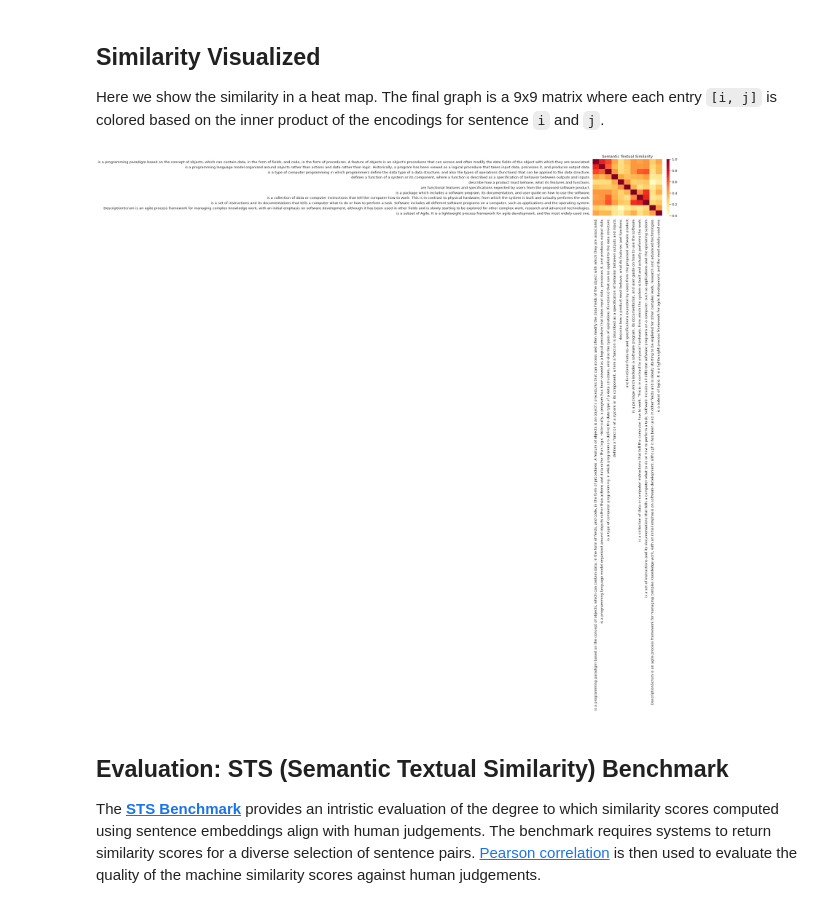
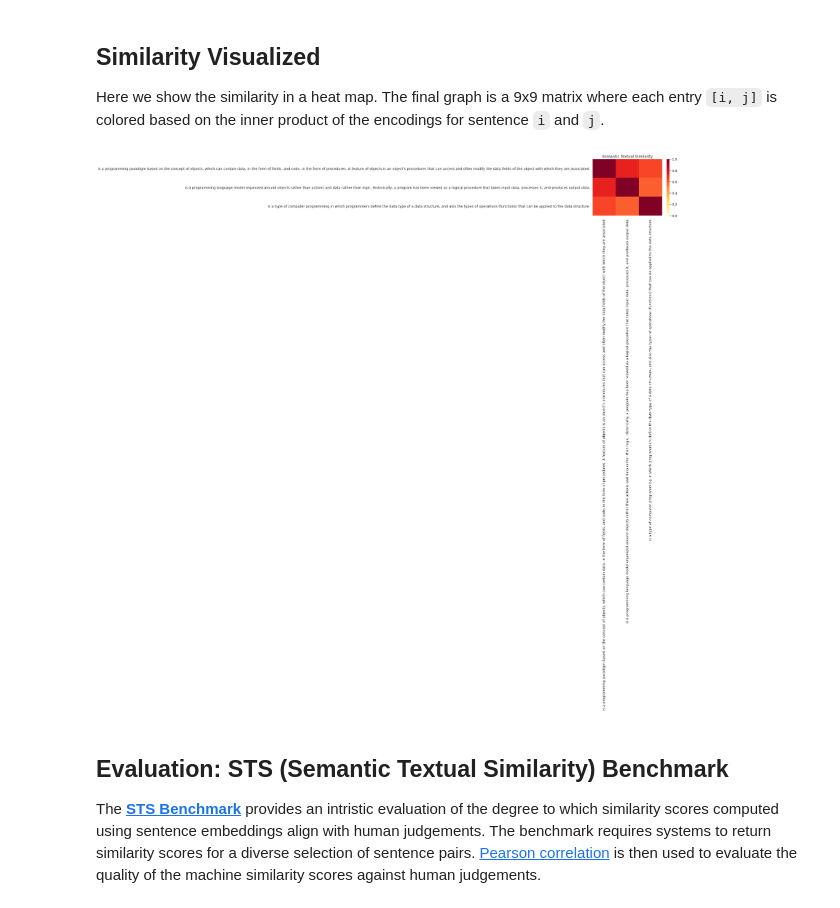
Before and after one commit to HR-Bot-Org/HR-Bot-evaluation-model, a Jupyter notebook: Semantic_Similarity_with_TF_Hub_Universal_Encoder.ipynb, the cells around one changed output. Cells and saved outputs as stored; diff of their text form; code cells hidden in the pictures.

```diff
--- a/Semantic_Similarity_with_TF_Hub_Universal_Encoder.ipynb
+++ b/Semantic_Similarity_with_TF_Hub_Universal_Encoder.ipynb
@@ -126,28 +126,28 @@ Here we show the similarity in a heat map. The final graph is a 9x9 matrix where
 # %%
 sentences = [
     # what is oop?
     "is a programming paradigm based on the concept of objects, which can contain data, in the form of fields, and code, in the form of procedures. A feature of objects is an object's procedures that can access and often modify the data fields of the object with which they are associated.",
     "is a programming language model organized around objects rather than actions and data rather than logic. Historically, a program has been viewed as a logical procedure that takes input data, processes it, and produces output data.",
     "is a type of computer programming in which programmers define the data type of a data structure, and also the types of operations (functions) that can be applied to the data structure.",
 
     # What is function requirments?
-    "defines a function of a system or its component, where a function is described as a specification of behavior between outputs and inputs.",
-    "describe how a product must behave, what its features and functions.",
-    "are functional features and specifications expected by users from the proposed software product.",
+    # "defines a function of a system or its component, where a function is described as a specification of behavior between outputs and inputs.",
+    # "describe how a product must behave, what its features and functions.",
+    # "are functional features and specifications expected by users from the proposed software product.",
 
-    # What is computer software?
-    "is a package which includes a software program, its documentation, and user guide on how to use the software.",
-    "is a collection of data or computer instructions that tell the computer how to work. This is in contrast to physical hardware, from which the system is built and actually performs the work.",
-    "is a set of instructions and its documentations that tells a computer what to do or how to perform a task. Software includes all different software programs on a computer, such as applications and the operating system.",
+    # # What is computer software?
+    # "is a package which includes a software program, its documentation, and user guide on how to use the software.",
+    # "is a collection of data or computer instructions that tell the computer how to work. This is in contrast to physical hardware, from which the system is built and actually performs the work.",
+    # "is a set of instructions and its documentations that tells a computer what to do or how to perform a task. Software includes all different software programs on a computer, such as applications and the operating system.",
 
-    # What Is Agile Scrum?
-    "DescriptionScrum is an agile process framework for managing complex knowledge work, with an initial emphasis on software development, although it has been used in other fields and is slowly starting to be explored for other complex work, research and advanced technologies.",
-    "is a subset of Agile. It is a lightweight process framework for agile development, and the most widely-used one.",
+    # # What Is Agile Scrum?
+    # "DescriptionScrum is an agile process framework for managing complex knowledge work, with an initial emphasis on software development, although it has been used in other fields and is slowly starting to be explored for other complex work, research and advanced technologies.",
+    # "is a subset of Agile. It is a lightweight process framework for agile development, and the most widely-used one.",
 ]
 
 run_and_plot(sentences)
 # %% [output]
-[figure, old version]
+[figure, new version]
 # %% [markdown]
 ## Evaluation: STS (Semantic Textual Similarity) Benchmark
 
```
Also changed, not shown: parts of 6 cells of this notebook.
